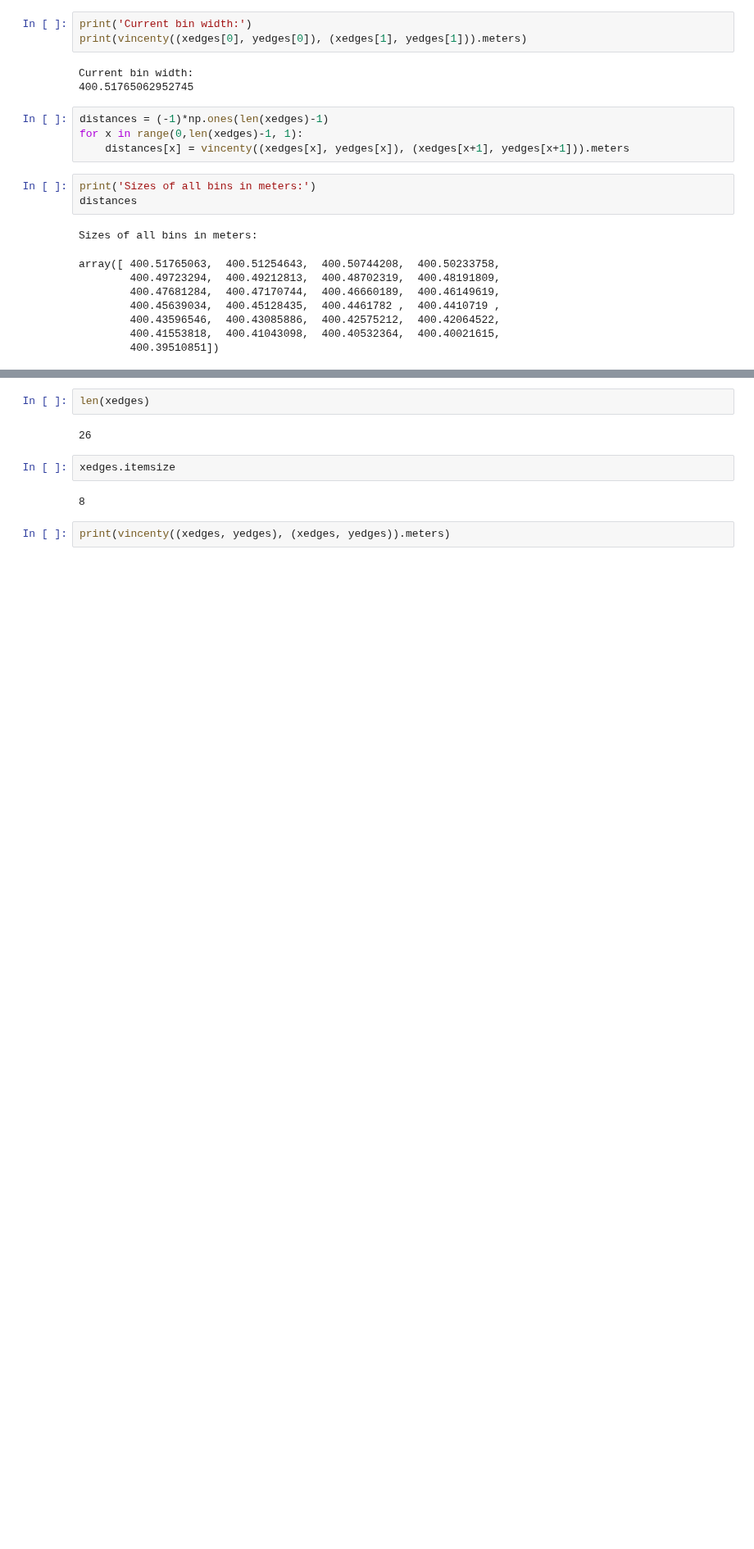
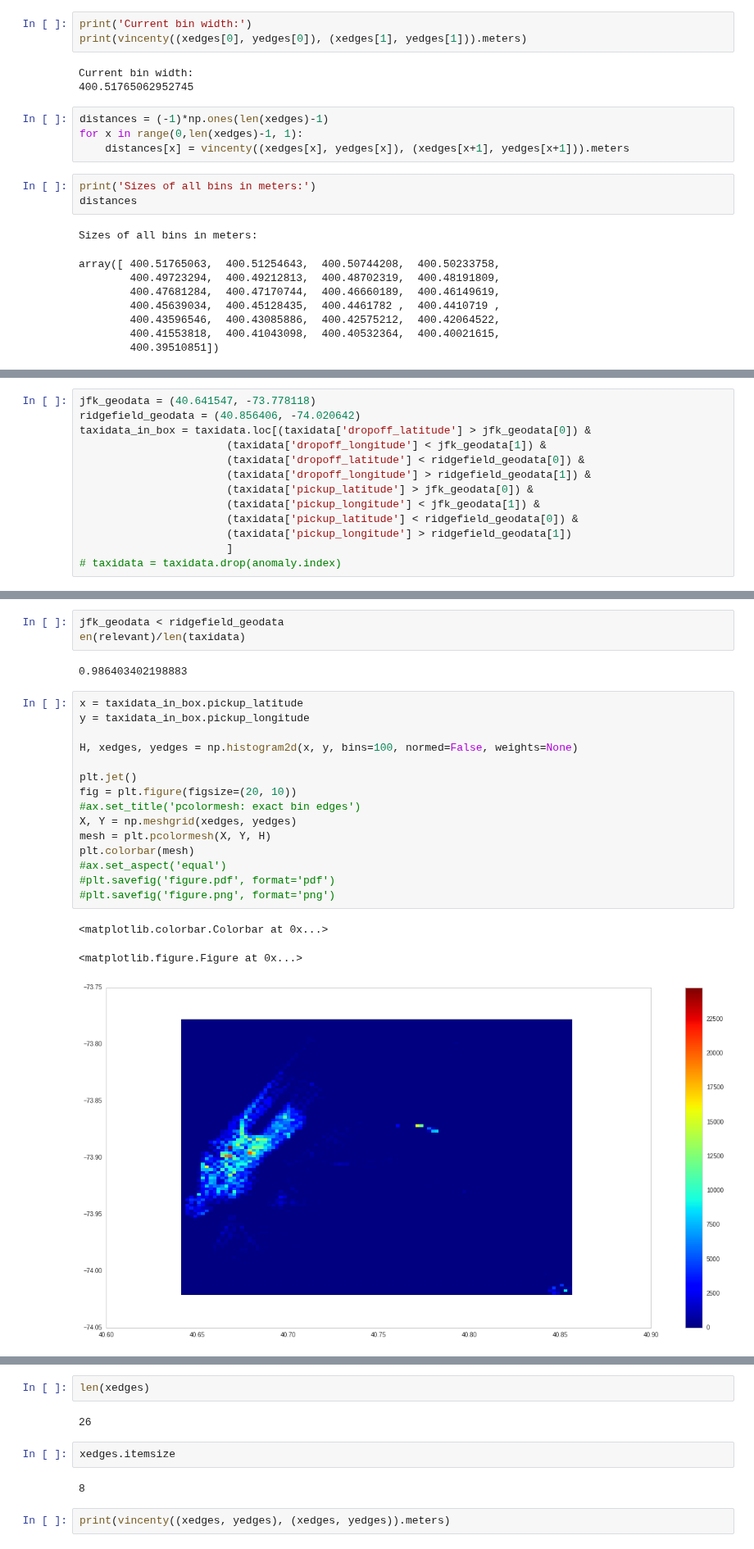
Before and after one commit to nikhase/nyc-taxi, a Jupyter notebook: weeklyAnalysis.ipynb, the cells around one changed output, grey strips where cells are left out. Shown at 82% size. Drawn from its saved outputs; the diff is of its cells as text; blank space fills up the shorter version.

```diff
--- a/weeklyAnalysis.ipynb
+++ b/weeklyAnalysis.ipynb
@@ -605,0 +614,13 @@ array([ 400.51765063,  400.51254643,  400.50744208,  400.50233758,
+# %%
+jfk_geodata = (40.641547, -73.778118)
+ridgefield_geodata = (40.856406, -74.020642)
+taxidata_in_box = taxidata.loc[(taxidata['dropoff_latitude'] > jfk_geodata[0]) &
+                       (taxidata['dropoff_longitude'] < jfk_geodata[1]) &
+                       (taxidata['dropoff_latitude'] < ridgefield_geodata[0]) &
+                       (taxidata['dropoff_longitude'] > ridgefield_geodata[1]) &
+                       (taxidata['pickup_latitude'] > jfk_geodata[0]) &
+                       (taxidata['pickup_longitude'] < jfk_geodata[1]) &
+                       (taxidata['pickup_latitude'] < ridgefield_geodata[0]) &
+                       (taxidata['pickup_longitude'] > ridgefield_geodata[1])
+                       ]
+# taxidata = taxidata.drop(anomaly.index)
@@ -605,0 +638,24 @@ array([ 400.51765063,  400.51254643,  400.50744208,  400.50233758,
+# %%
+jfk_geodata < ridgefield_geodata
+en(relevant)/len(taxidata)
+# %% [output]
+0.986403402198883
+# %%
+x = taxidata_in_box.pickup_latitude
+y = taxidata_in_box.pickup_longitude
+
+H, xedges, yedges = np.histogram2d(x, y, bins=100, normed=False, weights=None)
+
+plt.jet()
+fig = plt.figure(figsize=(20, 10))
+#ax.set_title('pcolormesh: exact bin edges')
+X, Y = np.meshgrid(xedges, yedges)
+mesh = plt.pcolormesh(X, Y, H)
+plt.colorbar(mesh)
+#ax.set_aspect('equal')
+#plt.savefig('figure.pdf', format='pdf')
+#plt.savefig('figure.png', format='png')
+# %% [output]
+<matplotlib.colorbar.Colorbar at 0x...>
+<matplotlib.figure.Figure at 0x...>
+[figure, added]
```
Also changed, not shown: parts of 7 cells of this notebook.
